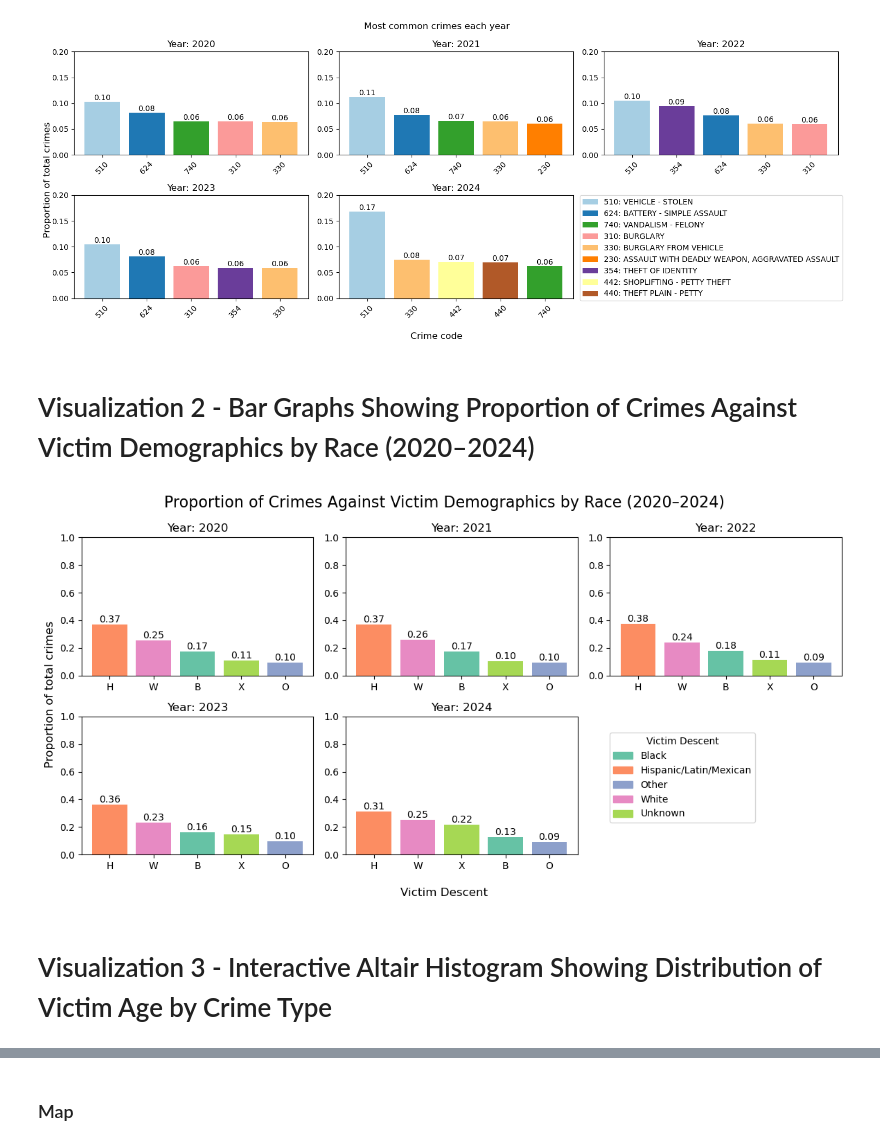
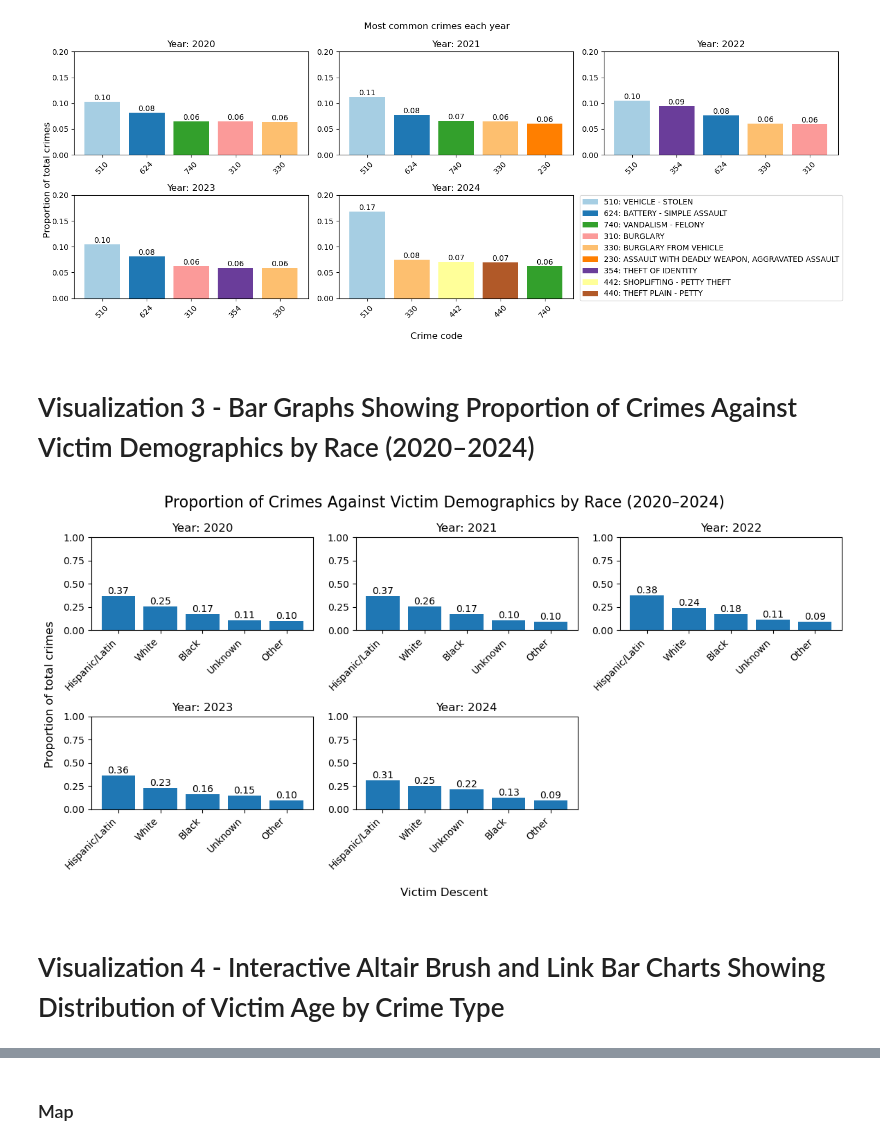
Before and after one commit to mLeach05/DS4200_final_proj, a Jupyter notebook: exploratory_analysis.ipynb, the cells around one changed output, grey strips where cells are left out. Saved outputs shown, nothing was run; the diff lists cells and outputs as text; code cells hidden in the pictures.

Commit message:
updated code and all files based on instructor comments

```diff
--- a/exploratory_analysis.ipynb
+++ b/exploratory_analysis.ipynb
@@ -147,15 +185,13 @@ fig.savefig('docs/visualizations/common_crime_distribution', bbox_extra_artists=
 # %% [output]
 [figure]
 # %% [markdown]
-# Visualization 2 - Bar Graphs Showing Proportion of Crimes Against Victim Demographics by Race (2020–2024)
+# Visualization 3 - Bar Graphs Showing Proportion of Crimes Against Victim Demographics by Race (2020–2024)
 # %%
 '''
 Plots bar graphs to see if certain demographics (races) are targeted by crime more than others,
 which shows total crimes perpetrated against each subgroup from 2020 to 2025.
 '''
 import matplotlib.pyplot as plt
-import matplotlib.patches as mpatches
-import matplotlib.cm as cm
 
 # aggregates counts by year and victim descent
 years = df.groupby([df.date_occ.dt.year, 'vict_descent']).size().reset_index(name='count')
@@ -178,7 +214,7 @@ descent_map = {
     "D": "Cambodian",
     "F": "Filipino",
     "G": "Guamanian",
-    "H": "Hispanic/Latin/Mexican",
+    "H": "Hispanic/Latin",
     "I": "American Indian/Alaskan Native",
     "J": "Japanese",
     "K": "Korean",
@@ -193,10 +229,10 @@ descent_map = {
     "Z": "Asian Indian"
 }
 
-# creates a color map so each race always has the same color across subplots
-unique_codes = sorted(for_plotting['vict_descent'].unique())
-colors = cm.Set2.colors
-color_map = {code: colors[i % len(colors)] for i, code in enumerate(unique_codes)}
+# Code fix based on comment:
+# vis2: Since the label is vis2 is simple, you don't need to have a separate color label.
+# Just change the label to the race category and remove the color
+for_plotting['race_label'] = for_plotting['vict_descent'].map(descent_map)
 
 # plot
 fig, ax = plt.subplots(2, 3, figsize=(12,6))
@@ -205,48 +241,43 @@ row = col = 0
 for y in range(2020, 2025):
     data = for_plotting[for_plotting['date_occ'] == y]
     if data.empty:
         continue
 
-    # use color_map for consistent colors
+    # use race_label to print full race name instead of just the first letter (i.e. H for Hispanic/Latin/Mexican)
     bars = ax[row, col].bar(
-        data['vict_descent'],
-        data['proportion'],
-        color=[color_map[code] for code in data['vict_descent']]
+        data['race_label'],
+        data['proportion']
     )
 
     ax[row, col].set_title(f'Year: {y}')
+
+    # rotate x-axis labels to 45 degrees
+    ax[row, col].tick_params(axis='x', rotation=45)
+    plt.setp(ax[row, col].get_xticklabels(), ha='right')
 
     # makes scales uniform across all subplots
     ax[row, col].set_ylim(0, 1)
 
     # gives proportion for each bar
     ax[row, col].bar_label(bars, fmt='%.2f')
 
     col += 1
     if col > 2:
         row += 1
         col = 0
 
-# single legend for all races
-legend_handles = [mpatches.Patch(color=color_map[code], label=descent_map.get(code, code))
-                  for code in unique_codes]
-
-# creates space for legendfig.subplots_adjust(right=0.99)
-fig.legend(legend_handles, [h.get_label() for h in legend_handles],
-           title='Victim Descent', loc='lower right', bbox_to_anchor=(0.88, 0.18))
-
 # adds labels
 fig.suptitle("Proportion of Crimes Against Victim Demographics by Race (2020–2024)", fontsize=16)
 fig.supxlabel('Victim Descent')
 fig.supylabel('Proportion of total crimes')
 fig.tight_layout()
 fig.delaxes(ax[1, 2])
 fig.savefig('docs/visualizations/crime_by_race')
 plt.show()
 # %% [output]
-[figure, old version]
+[figure, new version]
 # %% [markdown]
-# Visualization 3 - Interactive Altair Histogram Showing Distribution of Victim Age by Crime Type
+# Visualization 4 - Interactive Altair Brush and Link Bar Charts Showing Distribution of Victim Age by Crime Type
 # %%
 # pip install altair_viewer
 import warnings
```
Also changed, not shown: parts of 11 cells of this notebook, 5 other files.
